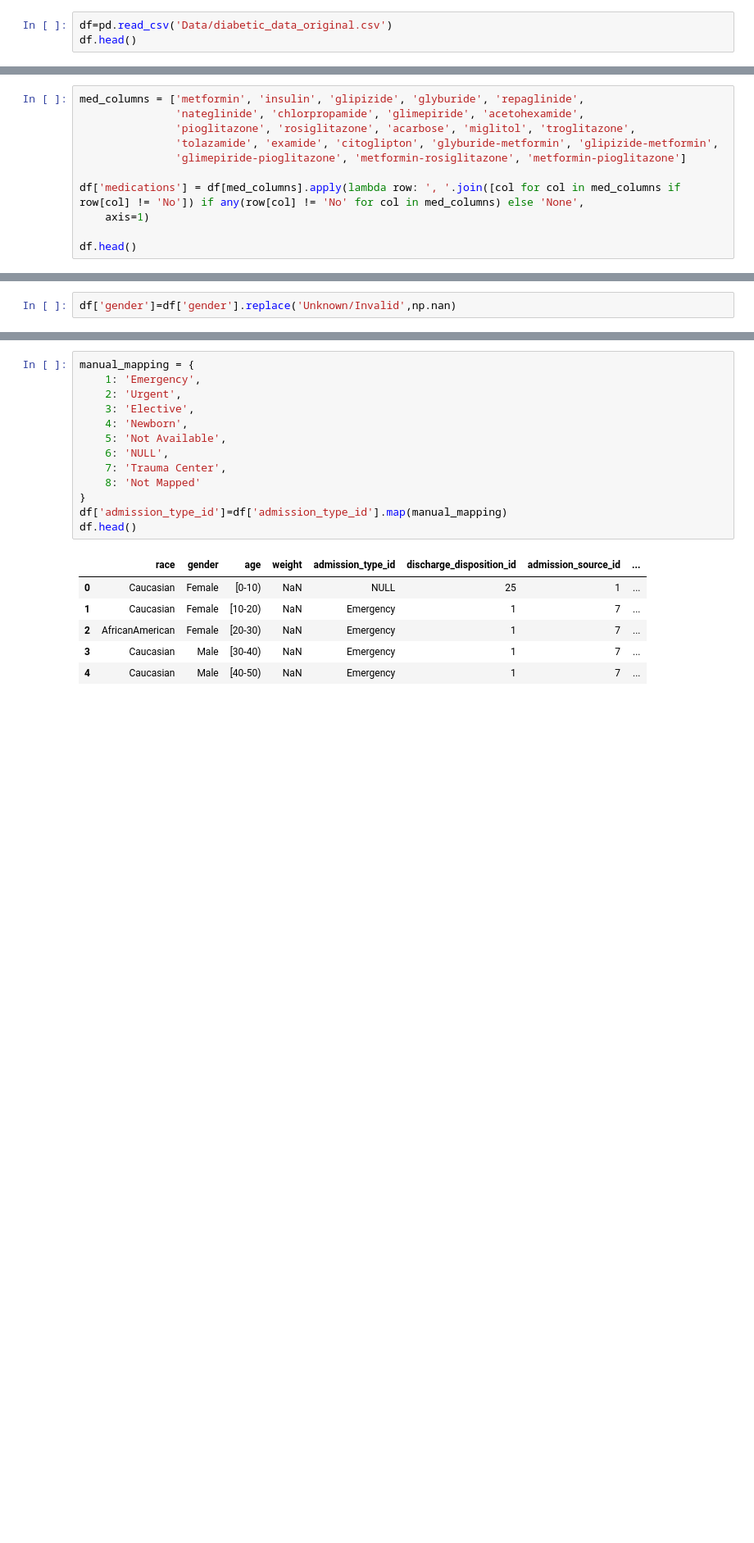
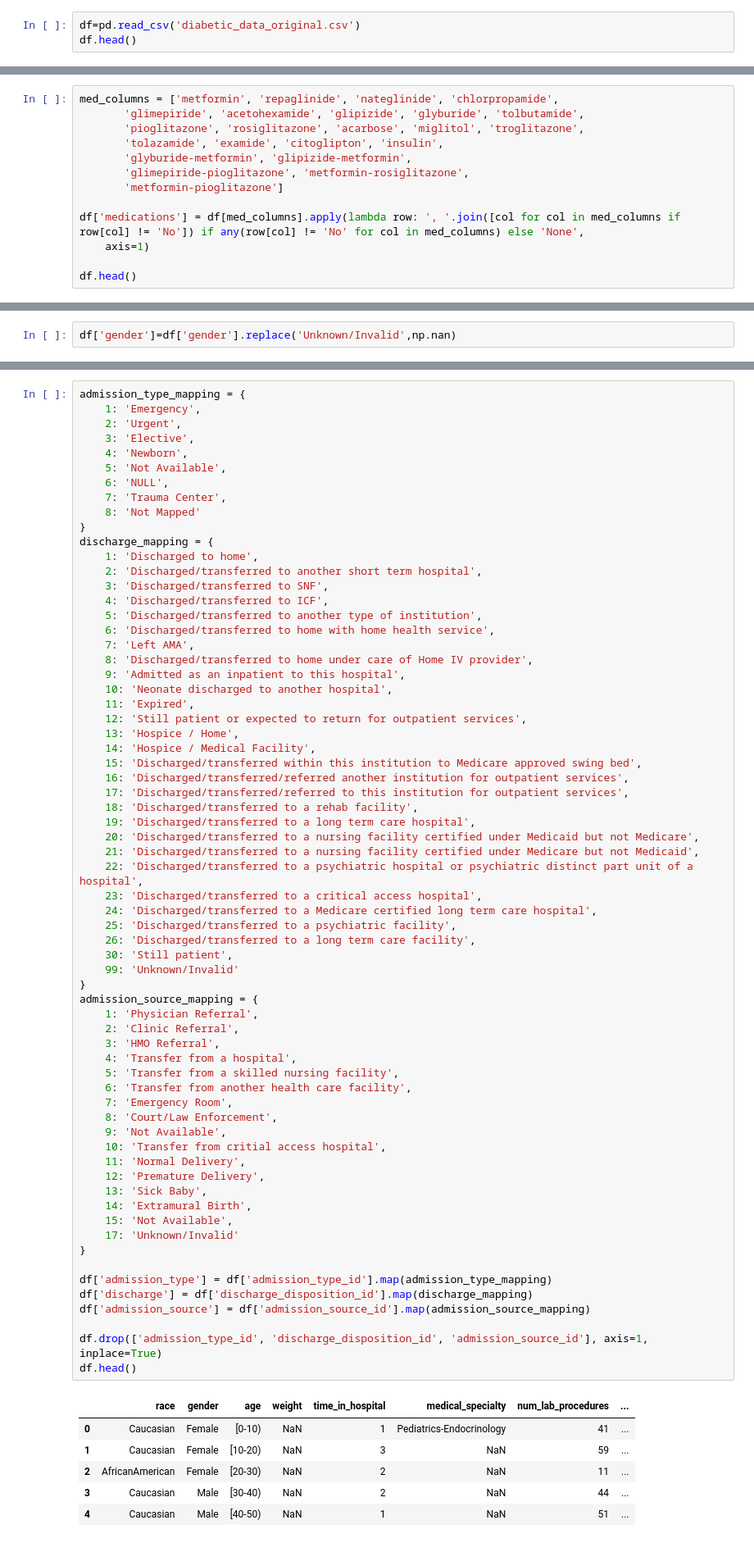
Before and after one commit to esraa-el-tohamii/Health-Care-Project, a Jupyter notebook: EDA.ipynb, the cells around one changed output, grey strips where cells are left out. Shown at 82% size. Saved outputs shown, nothing was run; the diff lists cells and outputs as text; blank space fills up the shorter version.

```diff
--- a/EDA.ipynb
+++ b/EDA.ipynb
@@ -5,6 +6,6 @@ import matplotlib.pyplot as plt
 import seaborn as sns
 # %%
-df=pd.read_csv('Data/diabetic_data_original.csv')
+df=pd.read_csv('diabetic_data_original.csv')
 df.head()
 # %% [output]
 |  | encounter_id | patient_nbr | race | gender | age | weight | admission_type_id | ... |
@@ -60,11 +61,13 @@ df.iloc[:,30:51].head(3)
 | 1 | No | No | No | No | No | No | No | No | ... |
 | 2 | Steady | No | No | No | No | No | No | No | ... |
 # %%
-med_columns = ['metformin', 'insulin', 'glipizide', 'glyburide', 'repaglinide',
-               'nateglinide', 'chlorpropamide', 'glimepiride', 'acetohexamide',
-               'pioglitazone', 'rosiglitazone', 'acarbose', 'miglitol', 'troglitazone',
-               'tolazamide', 'examide', 'citoglipton', 'glyburide-metformin', 'glipizide-metformin',
-               'glimepiride-pioglitazone', 'metformin-rosiglitazone', 'metformin-pioglitazone']
+med_columns = ['metformin', 'repaglinide', 'nateglinide', 'chlorpropamide',
+       'glimepiride', 'acetohexamide', 'glipizide', 'glyburide', 'tolbutamide',
+       'pioglitazone', 'rosiglitazone', 'acarbose', 'miglitol', 'troglitazone',
+       'tolazamide', 'examide', 'citoglipton', 'insulin',
+       'glyburide-metformin', 'glipizide-metformin',
+       'glimepiride-pioglitazone', 'metformin-rosiglitazone',
+       'metformin-pioglitazone']
 
 df['medications'] = df[med_columns].apply(lambda row: ', '.join([col for col in med_columns if row[col] != 'No']) if any(row[col] != 'No' for col in med_columns) else 'None',
     axis=1)
@@ -273,22 +276,75 @@ plt.show()
 # %% [output]
 [figure]
 # %%
-manual_mapping = {
+admission_type_mapping = {
     1: 'Emergency',
     2: 'Urgent',
     3: 'Elective',
     4: 'Newborn',
     5: 'Not Available',
     6: 'NULL',
     7: 'Trauma Center',
     8: 'Not Mapped'
 }
-df['admission_type_id']=df['admission_type_id'].map(manual_mapping)
+discharge_mapping = {
+    1: 'Discharged to home',
+    2: 'Discharged/transferred to another short term hospital',
+    3: 'Discharged/transferred to SNF',
+    4: 'Discharged/transferred to ICF',
+    5: 'Discharged/transferred to another type of institution',
+    6: 'Discharged/transferred to home with home health service',
+    7: 'Left AMA',
+    8: 'Discharged/transferred to home under care of Home IV provider',
+    9: 'Admitted as an inpatient to this hospital',
+    10: 'Neonate discharged to another hospital',
+    11: 'Expired',
+    12: 'Still patient or expected to return for outpatient services',
+    13: 'Hospice / Home',
+    14: 'Hospice / Medical Facility',
+    15: 'Discharged/transferred within this institution to Medicare approved swing bed',
+    16: 'Discharged/transferred/referred another institution for outpatient services',
+    17: 'Discharged/transferred/referred to this institution for outpatient services',
+    18: 'Discharged/transferred to a rehab facility',
+    19: 'Discharged/transferred to a long term care hospital',
+    20: 'Discharged/transferred to a nursing facility certified under Medicaid but not Medicare',
+    21: 'Discharged/transferred to a nursing facility certified under Medicare but not Medicaid',
+    22: 'Discharged/transferred to a psychiatric hospital or psychiatric distinct part unit of a hospital',
+    23: 'Discharged/transferred to a critical access hospital',
+    24: 'Discharged/transferred to a Medicare certified long term care hospital',
+    25: 'Discharged/transferred to a psychiatric facility',
+    26: 'Discharged/transferred to a long term care facility',
+    30: 'Still patient',
+    99: 'Unknown/Invalid'
+}
+admission_source_mapping = {
+    1: 'Physician Referral',
+    2: 'Clinic Referral',
+    3: 'HMO Referral',
+    4: 'Transfer from a hospital',
+    5: 'Transfer from a skilled nursing facility',
+    6: 'Transfer from another health care facility',
+    7: 'Emergency Room',
+    8: 'Court/Law Enforcement',
+    9: 'Not Available',
+    10: 'Transfer from critial access hospital',
+    11: 'Normal Delivery',
+    12: 'Premature Delivery',
+    13: 'Sick Baby',
+    14: 'Extramural Birth',
+    15: 'Not Available',
+    17: 'Unknown/Invalid'
+}
+
+df['admission_type'] = df['admission_type_id'].map(admission_type_mapping)
+df['discharge'] = df['discharge_disposition_id'].map(discharge_mapping)
+df['admission_source'] = df['admission_source_id'].map(admission_source_mapping)
+
+df.drop(['admission_type_id', 'discharge_disposition_id', 'admission_source_id'], axis=1, inplace=True)
 df.head()
 # %% [output]
-|  | race | gender | age | weight | admission_type_id | discharge_disposition_id | admission_source_id | ... |
-| 0 | Caucasian | Female | [0-10) | NaN | NULL | 25 | 1 | ... |
-| 1 | Caucasian | Female | [10-20) | NaN | Emergency | 1 | 7 | ... |
-| 2 | AfricanAmerican | Female | [20-30) | NaN | Emergency | 1 | 7 | ... |
-| 3 | Caucasian | Male | [30-40) | NaN | Emergency | 1 | 7 | ... |
-| 4 | Caucasian | Male | [40-50) | NaN | Emergency | 1 | 7 | ... |
+|  | race | gender | age | weight | time_in_hospital | medical_specialty | num_lab_procedures | ... |
+| 0 | Caucasian | Female | [0-10) | NaN | 1 | Pediatrics-Endocrinology | 41 | ... |
+| 1 | Caucasian | Female | [10-20) | NaN | 3 | NaN | 59 | ... |
+| 2 | AfricanAmerican | Female | [20-30) | NaN | 2 | NaN | 11 | ... |
+| 3 | Caucasian | Male | [30-40) | NaN | 2 | NaN | 44 | ... |
+| 4 | Caucasian | Male | [40-50) | NaN | 1 | NaN | 51 | ... |
```
Also changed, not shown: parts of 65 cells of this notebook.
